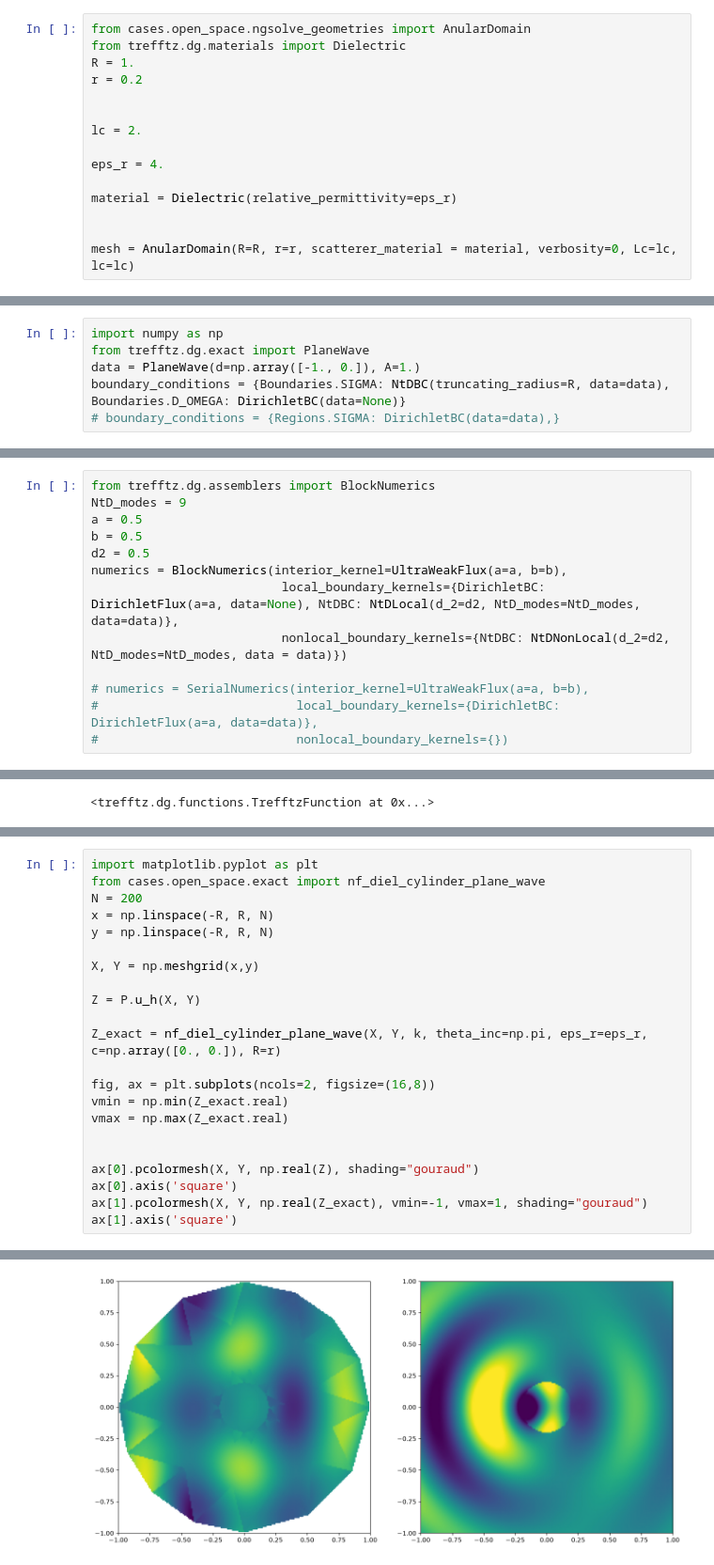
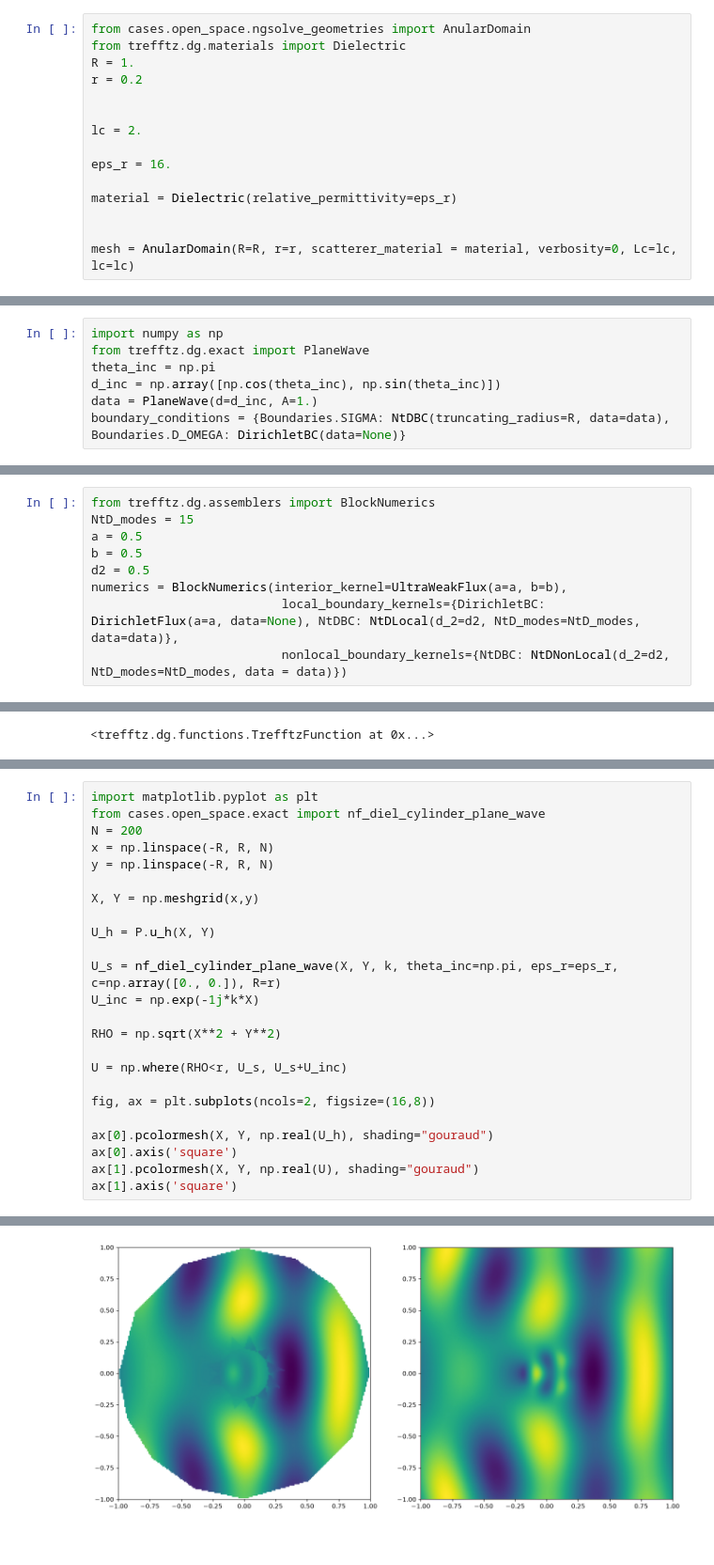
Before and after one commit to MPenaR/Trefftz, a Jupyter notebook: notebooks/open_space_dielectric.ipynb, the cells around one changed output, grey strips where cells are left out. Shown at 94% size. Saved outputs shown, nothing was run; the diff lists cells and outputs as text.

Commit message:
it looks as it is working, but it's somehowe wrong inside the scatterer

```diff
--- a/notebooks/open_space_dielectric.ipynb
+++ b/notebooks/open_space_dielectric.ipynb
@@ -11,7 +11,7 @@ r = 0.2
 
 lc = 2.
 
-eps_r = 4.
+eps_r = 16.
 
 material = Dielectric(relative_permittivity=eps_r)
 
@@ -71,9 +72,10 @@ from trefftz.dg.boundary_conditions import NtDBC, DirichletBC
 # %%
 import numpy as np
 from trefftz.dg.exact import PlaneWave
-data = PlaneWave(d=np.array([-1., 0.]), A=1.)
+theta_inc = np.pi
+d_inc = np.array([np.cos(theta_inc), np.sin(theta_inc)])
+data = PlaneWave(d=d_inc, A=1.)
 boundary_conditions = {Boundaries.SIGMA: NtDBC(truncating_radius=R, data=data), Boundaries.D_OMEGA: DirichletBC(data=None)}
-# boundary_conditions = {Regions.SIGMA: DirichletBC(data=data),}
 # %% [markdown]
 Each boundary condition corresponds to a given kernel (this perhaps should be a default). There are general kernels for _soundhard_ or _transmission_ kernels:
 # %%
@@ -102,16 +89,12 @@ Now the numerics (the configuration of kernels) is almost a dictionary:
 # %%
 from trefftz.dg.assemblers import BlockNumerics
-NtD_modes = 9
+NtD_modes = 15
 a = 0.5
 b = 0.5
 d2 = 0.5
 numerics = BlockNumerics(interior_kernel=UltraWeakFlux(a=a, b=b),
                           local_boundary_kernels={DirichletBC: DirichletFlux(a=a, data=None), NtDBC: NtDLocal(d_2=d2, NtD_modes=NtD_modes, data=data)},
                           nonlocal_boundary_kernels={NtDBC: NtDNonLocal(d_2=d2, NtD_modes=NtD_modes, data = data)})
-
-# numerics = SerialNumerics(interior_kernel=UltraWeakFlux(a=a, b=b),
-#                           local_boundary_kernels={DirichletBC: DirichletFlux(a=a, data=data)},
-#                           nonlocal_boundary_kernels={})
 # %% [markdown]
 We should also choose a local basis
 # %%
@@ -213,25 +175,27 @@ import matplotlib.pyplot as plt
 # %%
 import matplotlib.pyplot as plt
 from cases.open_space.exact import nf_diel_cylinder_plane_wave
 N = 200
 x = np.linspace(-R, R, N)
 y = np.linspace(-R, R, N)
 
 X, Y = np.meshgrid(x,y)
 
-Z = P.u_h(X, Y)
+U_h = P.u_h(X, Y)
 
-Z_exact = nf_diel_cylinder_plane_wave(X, Y, k, theta_inc=np.pi, eps_r=eps_r, c=np.array([0., 0.]), R=r)
+U_s = nf_diel_cylinder_plane_wave(X, Y, k, theta_inc=np.pi, eps_r=eps_r, c=np.array([0., 0.]), R=r)
+U_inc = np.exp(-1j*k*X)
+
+RHO = np.sqrt(X**2 + Y**2)
+
+U = np.where(RHO<r, U_s, U_s+U_inc)
 
 fig, ax = plt.subplots(ncols=2, figsize=(16,8))
-vmin = np.min(Z_exact.real)
-vmax = np.max(Z_exact.real)
 
-
-ax[0].pcolormesh(X, Y, np.real(Z), shading="gouraud")
+ax[0].pcolormesh(X, Y, np.real(U_h), shading="gouraud")
 ax[0].axis('square')
-ax[1].pcolormesh(X, Y, np.real(Z_exact), vmin=-1, vmax=1, shading="gouraud")
+ax[1].pcolormesh(X, Y, np.real(U), shading="gouraud")
 ax[1].axis('square')
 # %% [output]
 (np.float64(-1.0), np.float64(1.0), np.float64(-1.0), np.float64(1.0))
-[figure, old version]
+[figure, new version]
```
Also changed, not shown: parts of 13 cells of this notebook, 5 other files.
